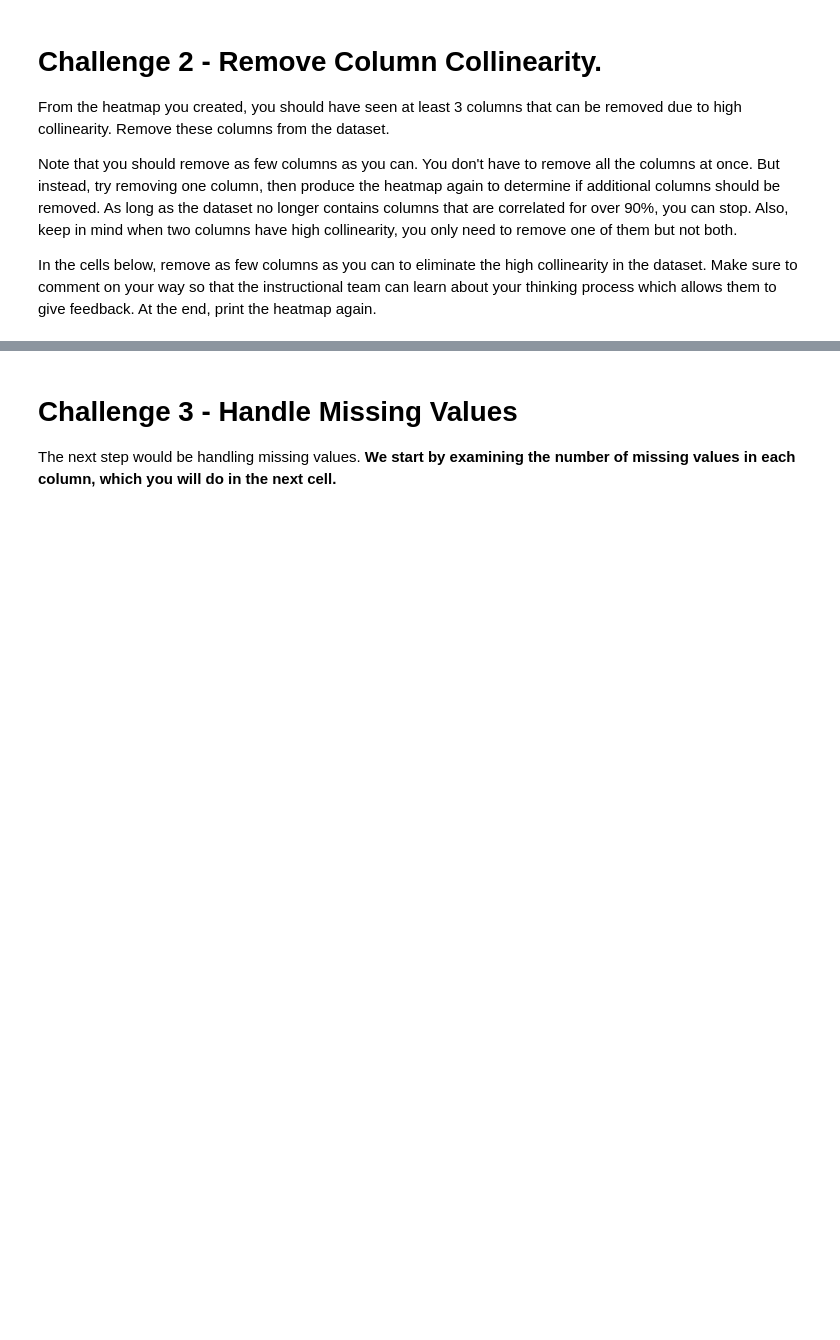
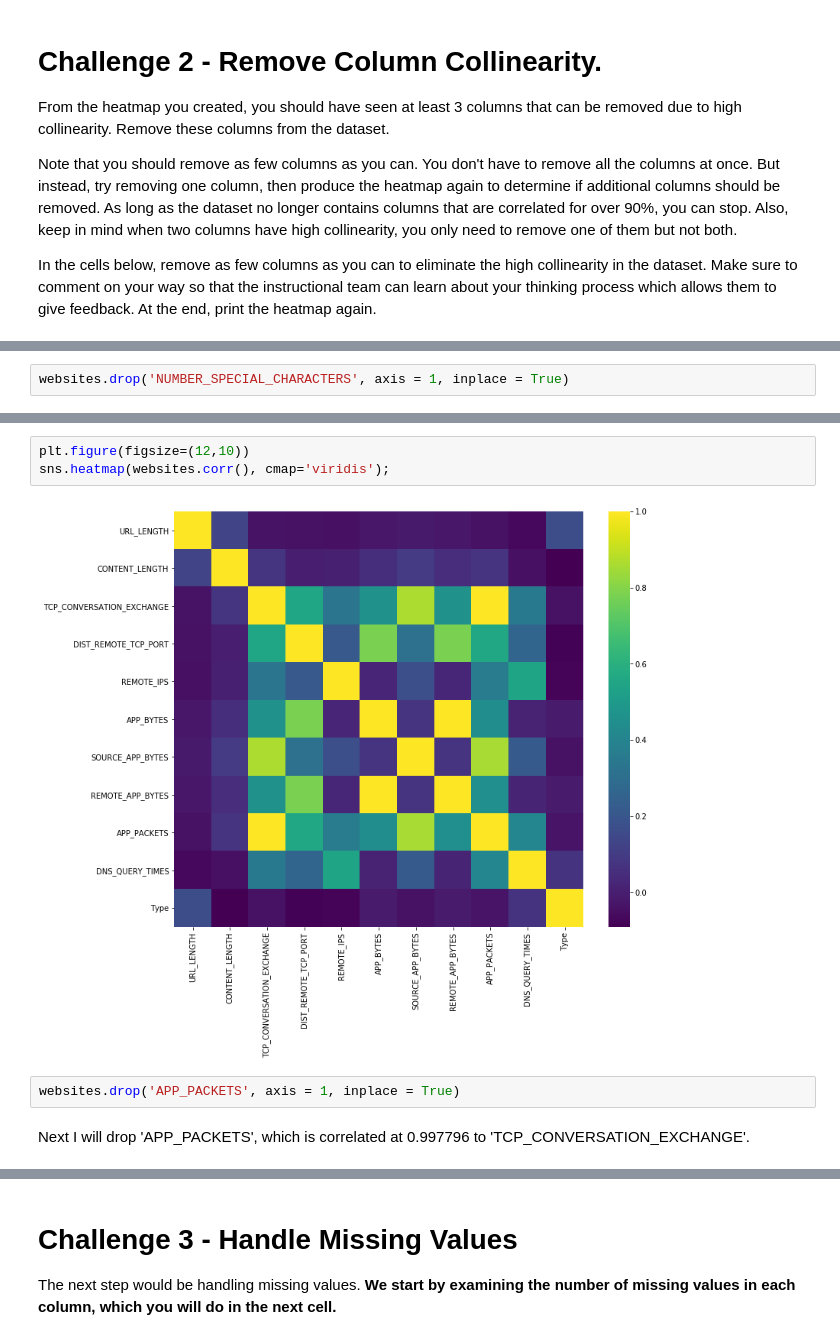
Before and after one commit to ironhack-datalabs/datamad0619, a Jupyter notebook: module-3/lab-supervised-learning/your-code/main.ipynb, the cells around one changed output, grey strips where cells are left out. Saved outputs shown, nothing was run; the diff lists cells and outputs as text; blank space fills up the shorter version.

```diff
--- a/module-3/lab-supervised-learning/your-code/main.ipynb
+++ b/module-3/lab-supervised-learning/your-code/main.ipynb
@@ -163,0 +209,2 @@ In the cells below, remove as few columns as you can to eliminate the high colli
+# %%
+websites.drop('NUMBER_SPECIAL_CHARACTERS', axis = 1, inplace = True)
@@ -163,0 +228,9 @@ In the cells below, remove as few columns as you can to eliminate the high colli
+# %%
+plt.figure(figsize=(12,10))
+sns.heatmap(websites.corr(), cmap='viridis');
+# %% [output]
+[figure, added]
+# %%
+websites.drop('APP_PACKETS', axis = 1, inplace = True)
+# %% [markdown]
+Next I will drop 'APP_PACKETS', which is correlated at 0.997796 to 'TCP_CONVERSATION_EXCHANGE'.
```
Also changed, not shown: parts of 20 cells of this notebook.
